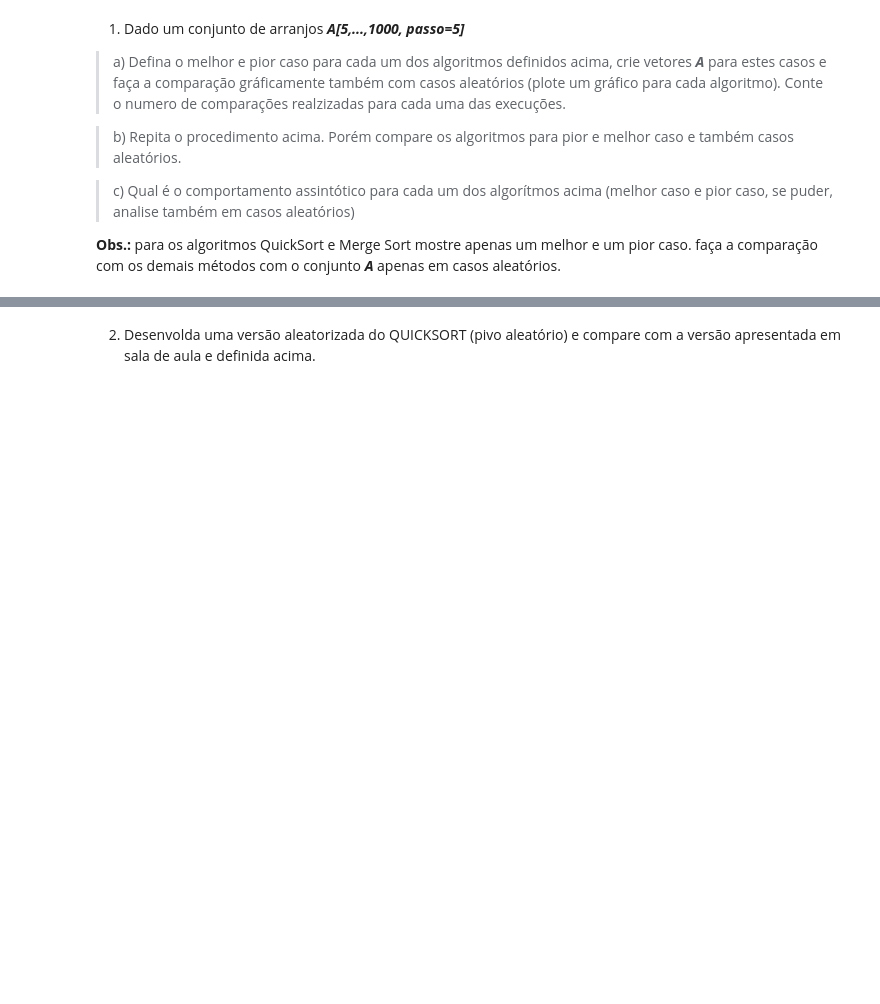
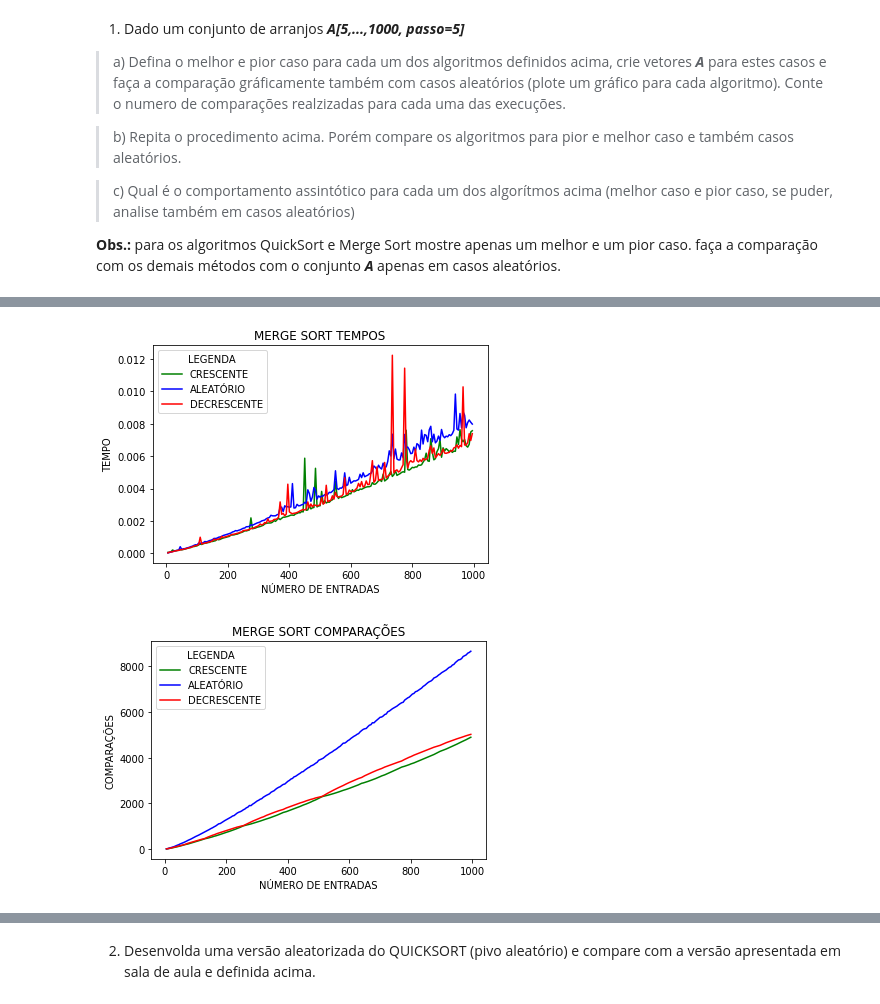
Before and after one commit to fabioVitorTavares/EFC1-GCC253---Complexidade-e-Projeto-de-Algoritmos, a Jupyter notebook: EFC1_GCC_253.ipynb, the cells around one changed output, grey strips where cells are left out. Cells and saved outputs as stored; diff of their text form; code cells hidden in the pictures; blank space fills up the shorter version.

```diff
--- a/EFC1_GCC_253.ipynb
+++ b/EFC1_GCC_253.ipynb
@@ -281,0 +268,23 @@ Quick Sort
+# %%
+tAOC = []
+tAA = []
+tAOD = []
+cAOC = []
+cAA = []
+cAOD = []
+nE = []
+
+for i in range(5,1000,5):
+        tAOC.append(mergeSort(numpy.arange(0,i,1))[0])
+        tAA.append(mergeSort(numpy.random.randint(0, intervalo, i))[0])
+        tAOD.append(mergeSort(numpy.arange(i-1,-1,-1))[0])
+        cAOC.append(mergeSort(numpy.arange(0,i,1))[1])
+        cAA.append(mergeSort(numpy.random.randint(0, intervalo, i))[1])
+        cAOD.append(mergeSort(numpy.arange(i-1,-1,-1))[1])
+        nE.append(i)
+
+plotGraf(nE,[tAOC, tAA, tAOD], 'MERGE SORT TEMPOS', ['green','blue','red'],['CRESCENTE','ALEATÓRIO','DECRESCENTE'],'TEMPO')
+plotGraf(nE,[cAOC,  cAA, cAOD], 'MERGE SORT COMPARAÇÕES', ['green','blue','red'],['CRESCENTE','ALEATÓRIO','DECRESCENTE'],'COMPARAÇÕES')
+# %% [output]
+[figure, added]
+[figure, added]
```
Also changed, not shown: parts of 15 cells of this notebook.
